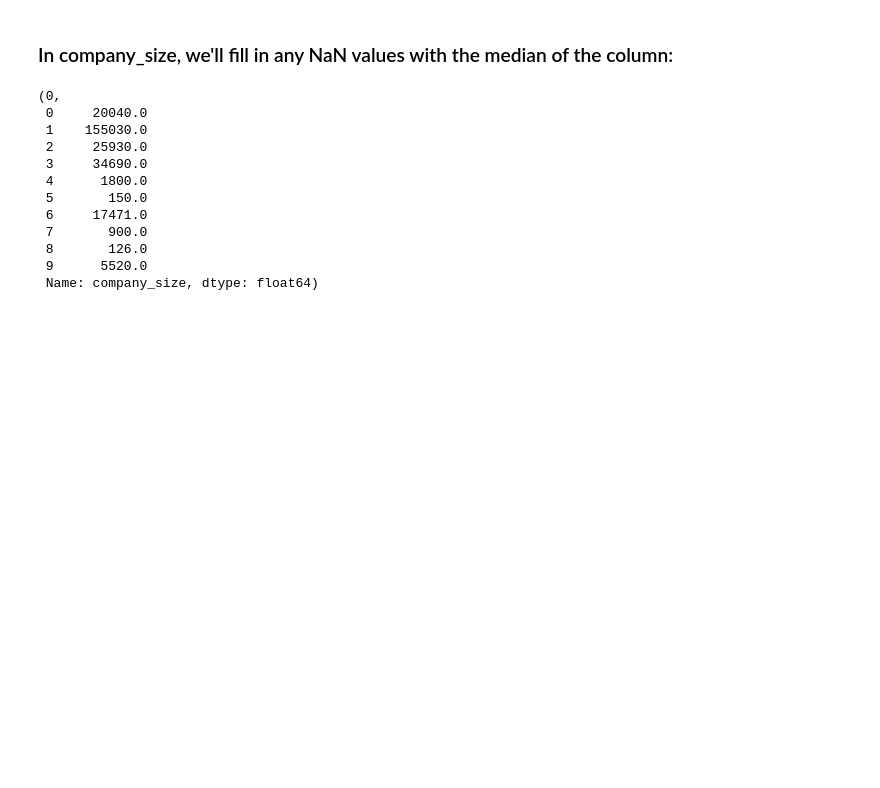
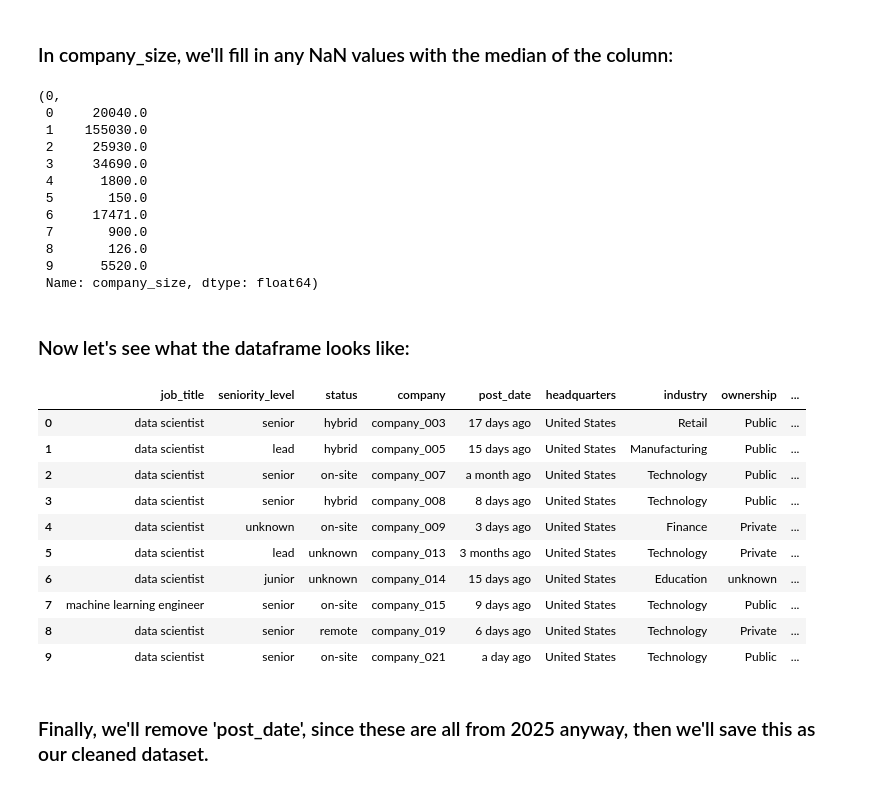
Before and after one commit to markcoty/data-science-jobs-2025, a Jupyter notebook: Notebook/data-science-jobs-2025.ipynb, the cells around one changed output. Saved outputs shown, nothing was run; the diff lists cells and outputs as text; code cells hidden in the pictures; blank space fills up the shorter version.

```diff
--- a/Notebook/data-science-jobs-2025.ipynb
+++ b/Notebook/data-science-jobs-2025.ipynb
@@ -381,3 +382,21 @@ df["company_size"].isnull().sum(), df["company_size"].head(10)
  8       126.0
  9      5520.0
  Name: company_size, dtype: float64)
+# %% [markdown]
+### Now let's see what the dataframe looks like:
+# %%
+df.head(10)
+# %% [output]
+|  | job_title | seniority_level | status | company | post_date | headquarters | industry | ownership | ... |
+| 0 | data scientist | senior | hybrid | company_003 | 17 days ago | United States | Retail | Public | ... |
+| 1 | data scientist | lead | hybrid | company_005 | 15 days ago | United States | Manufacturing | Public | ... |
+| 2 | data scientist | senior | on-site | company_007 | a month ago | United States | Technology | Public | ... |
+| 3 | data scientist | senior | hybrid | company_008 | 8 days ago | United States | Technology | Public | ... |
+| 4 | data scientist | unknown | on-site | company_009 | 3 days ago | United States | Finance | Private | ... |
+| 5 | data scientist | lead | unknown | company_013 | 3 months ago | United States | Technology | Private | ... |
+| 6 | data scientist | junior | unknown | company_014 | 15 days ago | United States | Education | unknown | ... |
+| 7 | machine learning engineer | senior | on-site | company_015 | 9 days ago | United States | Technology | Public | ... |
+| 8 | data scientist | senior | remote | company_019 | 6 days ago | United States | Technology | Private | ... |
+| 9 | data scientist | senior | on-site | company_021 | a day ago | United States | Technology | Public | ... |
+# %% [markdown]
+### Finally, we'll remove 'post_date', since these are all from 2025 anyway, then we'll save this as our cleaned dataset.
```
Also changed, not shown: parts of 8 cells of this notebook, 1 other file.
